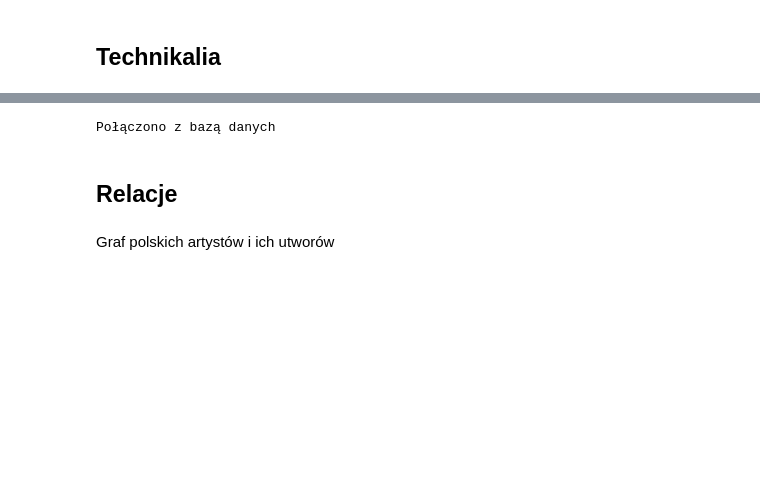
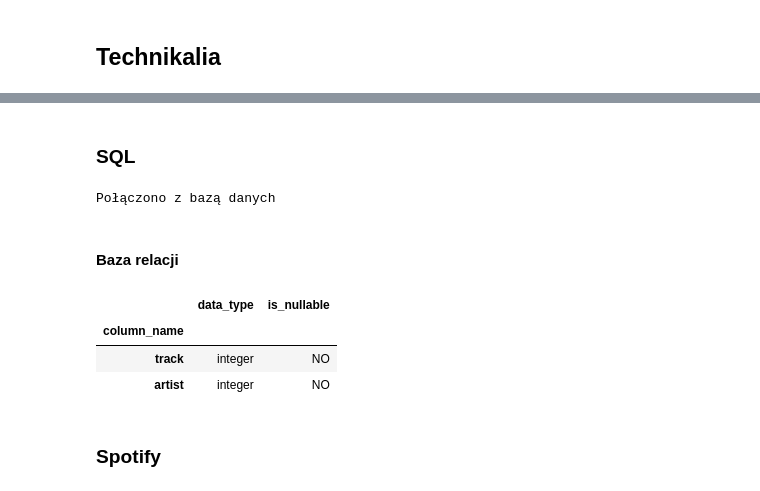
Before and after one commit to adamAfro/musicsql, a Jupyter notebook: graph.Poland.ipynb, the cells around one changed output, grey strips where cells are left out. Drawn from its saved outputs; the diff is of its cells as text; code cells hidden in the pictures; blank space fills up the shorter version.

```diff
--- a/graph.Poland.ipynb
+++ b/graph.Poland.ipynb
@@ -3,3 +17,5 @@
+# %% [markdown]
+### SQL
 # %%
 try:
 
@@ -32,7 +58,46 @@ except Exception as e:
     print("Nie udało się połączyć z bazą danych. Błąd:", e)
 # %% [output]
 Połączono z bazą danych
+# %% [markdown]
+#### Baza relacji
+# %%
+SQL("""
+
+    BEGIN;
+
+        --DROP TABLE IF EXISTS features_pl;
+        CREATE TABLE IF NOT EXISTS features_pl (
+            track INT NOT NULL,
+            artist INT NOT NULL
+        );
+
+        WITH pl AS (SELECT id FROM musicbrainz.area WHERE UPPER(name)='POLAND')
+        INSERT INTO features_pl (track, artist)
+        SELECT
+            tra.id AS track, art.id AS artist
+        FROM musicbrainz.track AS tra
+        LEFT JOIN musicbrainz.artist_credit AS cre
+            ON cre.id = tra.artist_credit
+        LEFT JOIN musicbrainz.artist_credit_name AS cre_many2many
+            ON cre.id = cre_many2many.artist_credit
+        LEFT JOIN musicbrainz.artist AS art
+            ON art.id = cre_many2many.artist
+        WHERE art.area IN (SELECT id FROM pl);
+
+    COMMIT;
+
+    SELECT
+        column_name, data_type, is_nullable
+    FROM
+        information_schema.columns
+    WHERE
+        table_name = 'features_pl';
+
+""").set_index('column_name')
+# %% [output]
+|  | data_type | is_nullable |
+| column_name |  |  |
+| track | integer | NO |
+| artist | integer | NO |
 # %% [markdown]
-## Relacje
+### Spotify
-# %% [markdown]
-Graf polskich artystów i ich utworów
```
Also changed, not shown: parts of 27 cells of this notebook.
